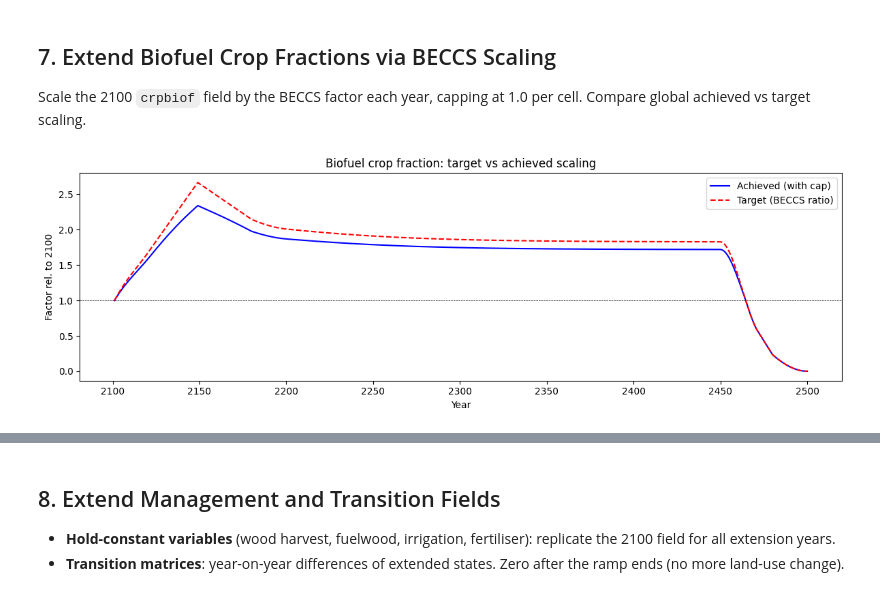
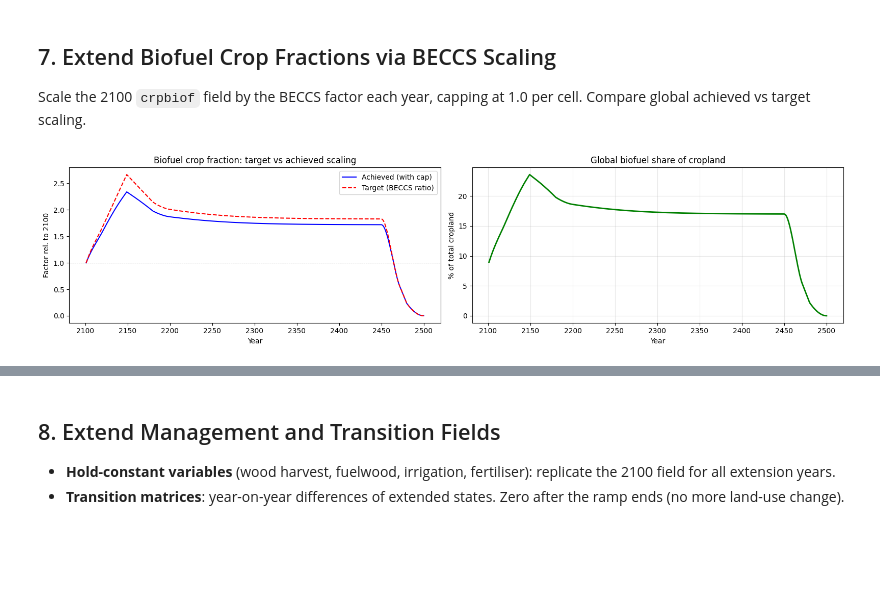
Before and after one commit to benmsanderson/extend-luh, a Jupyter notebook: notebooks/03_gridded_extension.ipynb, the cells around one changed output, grey strips where cells are left out. Cells and saved outputs as stored; diff of their text form; code cells hidden in the pictures; blank space fills up the shorter version.

Commit message:
couple extra plots

```diff
--- a/notebooks/03_gridded_extension.ipynb
+++ b/notebooks/03_gridded_extension.ipynb
@@ -278,25 +278,61 @@ Scale the 2100 `crpbiof` field by the BECCS factor each year, capping at 1.0 per
 # %%
 %%time
 crpbiof_ext = extend_biofuel(crpbiof_2100, beccs_dict, EXT_YEARS)
 
 # Compare achieved vs target
 sum_2100 = np.nansum(crpbiof_2100)
 achieved = np.array([np.nansum(crpbiof_ext[t]) for t in range(len(EXT_YEARS))]) / sum_2100
 target = np.array([beccs_dict.get(int(y), 1.0) for y in EXT_YEARS])
 
-fig, ax = plt.subplots(figsize=(12, 4))
+fig, axes = plt.subplots(1, 2, figsize=(16, 4))
+
+ax = axes[0]
 ax.plot(EXT_YEARS, achieved, 'b-', label='Achieved (with cap)')
 ax.plot(EXT_YEARS, target, 'r--', label='Target (BECCS ratio)')
 ax.axhline(1, color='k', ls='--', lw=0.5)
 ax.set_xlabel('Year'); ax.set_ylabel('Factor rel. to 2100')
 ax.set_title('Biofuel crop fraction: target vs achieved scaling')
-ax.legend(); plt.tight_layout(); plt.show()
+ax.legend()
+
+# Global biofuel share of total cropland over time
+crop_vars = ['c3ann', 'c3nfx', 'c3per', 'c4ann', 'c4per']
+# Total crop fraction at 2100
+crop_total_2100 = sum(np.where(np.isfinite(vals[v]), vals[v], 0.0) for v in crop_vars)
+# Biofuel area fraction = crpbiof * crop_total  (crpbiof is fraction of cropland)
+biof_area_2100 = np.nansum(crpbiof_2100 * crop_total_2100)
+crop_area_2100 = np.nansum(crop_total_2100)
+# Track the global biofuel share over extension years
+# During ramp: crop areas change; after ramp: frozen
+n_ramp = len(RAMP_YEARS)
+global_biof_share = np.zeros(len(EXT_YEARS))
+for ti in range(len(EXT_YEARS)):
+    if ti < n_ramp:
+        crop_tot = sum(np.where(np.isfinite(ext_states[v][ti]), ext_states[v][ti], 0.0)
+                       for v in crop_vars)
+    else:
+        crop_tot = sum(np.where(np.isfinite(ext_states[v][-1]), ext_states[v][-1], 0.0)
+                       for v in crop_vars)
+    biof_area = np.nansum(crpbiof_ext[ti] * crop_tot)
+    crop_area = np.nansum(crop_tot)
+    global_biof_share[ti] = biof_area / crop_area if crop_area > 0 else 0.0
+
+ax = axes[1]
+ax.plot(EXT_YEARS, global_biof_share * 100, 'g-', lw=2)
+ax.set_xlabel('Year'); ax.set_ylabel('% of total cropland')
+ax.set_title('Global biofuel share of cropland')
+ax.grid(True, alpha=0.3)
+
+plt.tight_layout(); plt.show()
 
 print(f"crpbiof_ext shape: {crpbiof_ext.shape}")
 print(f"Peak achieved factor: {achieved.max():.3f} at year {EXT_YEARS[np.argmax(achieved)]}")
 n_saturated = np.sum(crpbiof_ext > 0.999)
-print(f"Cells hitting 1.0 cap: {n_saturated:,}")
+print(f"Cells hitting 1.0 cap (crpbiof=100% of local cropland): {n_saturated:,}")
+print(f"\nGlobal biofuel share of cropland:")
+print(f"  At 2100: {biof_area_2100/crop_area_2100*100:.1f}%")
+print(f"  Peak:    {global_biof_share.max()*100:.1f}% at year {EXT_YEARS[np.argmax(global_biof_share)]}")
+print(f"  At 2500: {global_biof_share[-1]*100:.1f}%")
 # %% [output]
-[figure, old version]
+[figure, new version]
 crpbiof_ext shape: (400, 720, 1440)
 Peak achieved factor: 2.340 at year 2149
```
Also changed, not shown: parts of 3 cells of this notebook.
